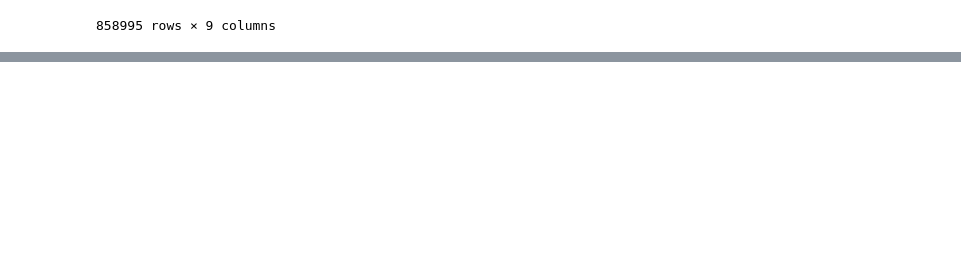
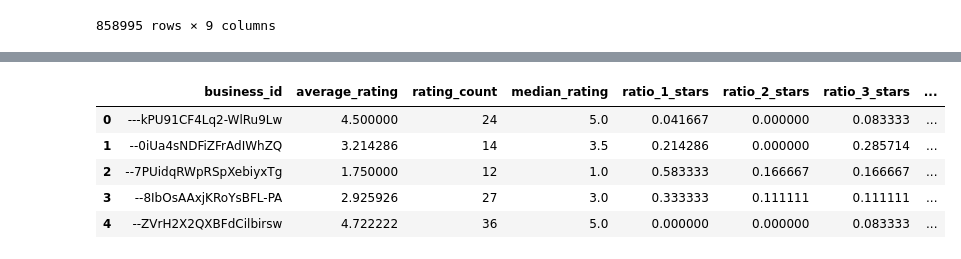
Before and after one commit to aygoun/nlp1-business-reviews, a Jupyter notebook: data_analysis/analyze.ipynb, the cells around one changed output, grey strips where cells are left out. Saved outputs shown, nothing was run; the diff lists cells and outputs as text; code cells hidden in the pictures; blank space fills up the shorter version.

```diff
--- a/data_analysis/analyze.ipynb
+++ b/data_analysis/analyze.ipynb
@@ -189,0 +245,10 @@ export_df_csv(df, 'df_reviews.csv')
+# %%
+df = df.reset_index()
+df.head()
+# %% [output]
+|  | business_id | average_rating | rating_count | median_rating | ratio_1_stars | ratio_2_stars | ratio_3_stars | ... |
+| 0 | ---kPU91CF4Lq2-WlRu9Lw | 4.500000 | 24 | 5.0 | 0.041667 | 0.000000 | 0.083333 | ... |
+| 1 | --0iUa4sNDFiZFrAdIWhZQ | 3.214286 | 14 | 3.5 | 0.214286 | 0.000000 | 0.285714 | ... |
+| 2 | --7PUidqRWpRSpXebiyxTg | 1.750000 | 12 | 1.0 | 0.583333 | 0.166667 | 0.166667 | ... |
+| 3 | --8IbOsAAxjKRoYsBFL-PA | 2.925926 | 27 | 3.0 | 0.333333 | 0.111111 | 0.111111 | ... |
+| 4 | --ZVrH2X2QXBFdCilbirsw | 4.722222 | 36 | 5.0 | 0.000000 | 0.000000 | 0.083333 | ... |
```
Also changed, not shown: parts of 2 cells of this notebook, 1 other file.
